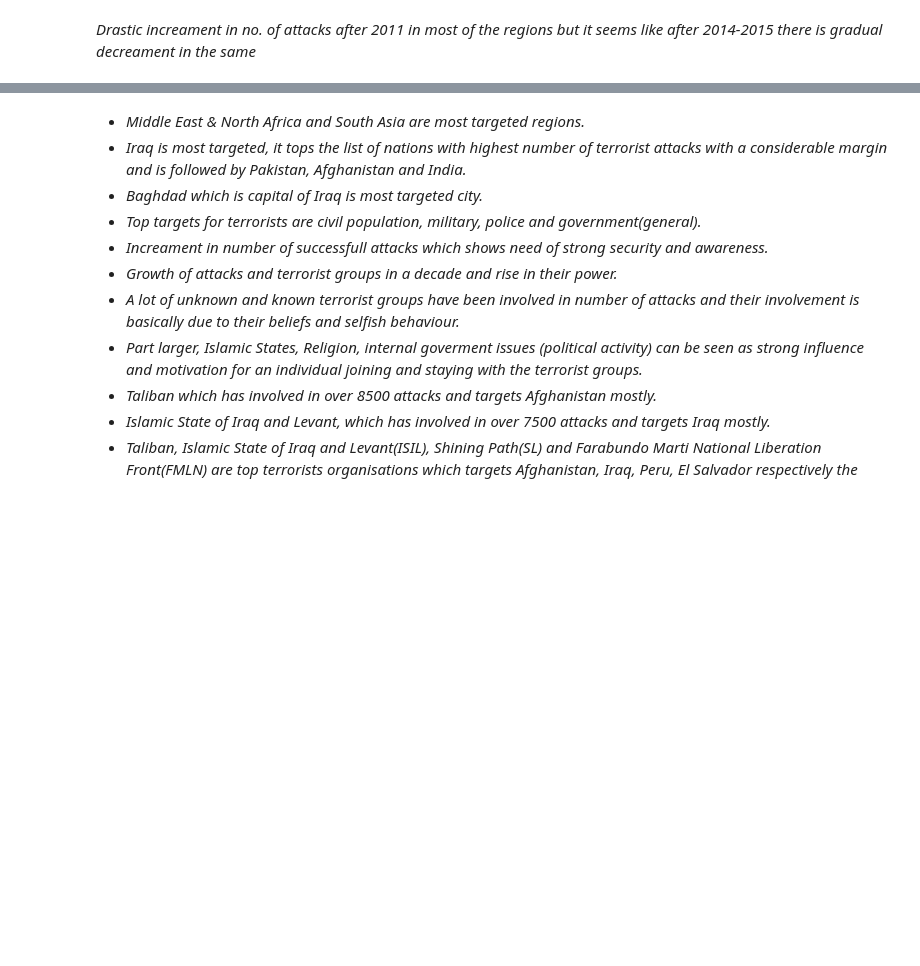
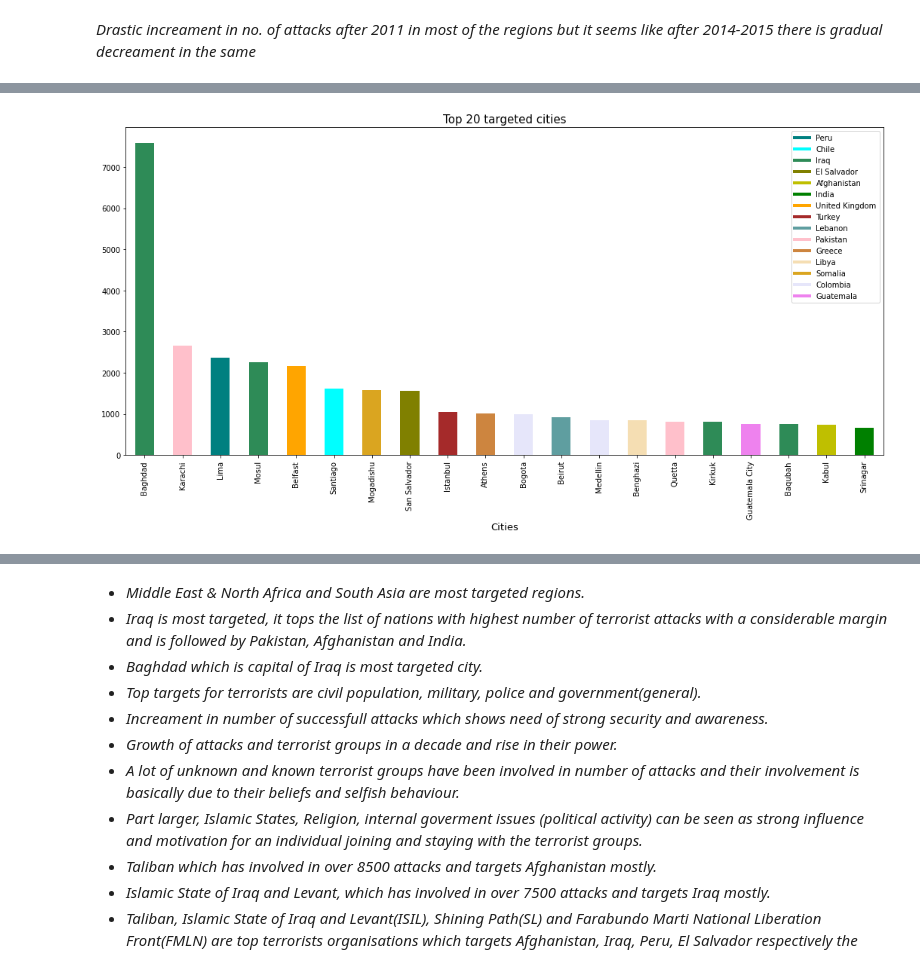
Before and after one commit to kiran9615/EDA-Global-Terrorism, a Jupyter notebook: EDA_on_Global_Terrorism.ipynb, the cells around one changed output, grey strips where cells are left out. Saved outputs shown, nothing was run; the diff lists cells and outputs as text; code cells hidden in the pictures; blank space fills up the shorter version.

```diff
--- a/EDA_on_Global_Terrorism.ipynb
+++ b/EDA_on_Global_Terrorism.ipynb
@@ -633,0 +721,8 @@ for i in range(4):
+# %%
+#------------------------------------Block-40-------------------------------------
+
+#top 20 targeted cities and to which country and state they belong
+city_wiseattacks_data=updated_global_terrorism_df.groupby(['Country','State','city']).agg({'eventid':
+                                                                       'count'}).sort_values(by='eventid',ascending=False).reset_index()[0:20]
+city_wiseattacks_data.rename(columns={'eventid':'no. of attacks'},inplace=True)
+city_wiseattacks_data
@@ -633,0 +747,29 @@ for i in range(4):
+# %%
+#------------------------------------Block-41-------------------------------------
+
+#visualising Block-40
+country_list=list(set(city_wiseattacks_data['Country']))   #storing unique countries
+color_=['teal','cyan','seagreen','olive','y','g','orange','brown','cadetblue','pink','peru','wheat','goldenrod','lavender','violet']
+color_list=[]   #initialising an empty list
+country_color_dict={}   #initialising an empty dictionary
+for col in country_list:
+  country_color_dict[col]=color_[country_list.index(col)]   #assigning unique colour that represents each country
+labels=country_color_dict.keys()
+for cntry in city_wiseattacks_data['Country']:
+  color_list.append(country_color_dict[cntry])   #storing the colour of each bar of bar plot in color_list
+city_wiseattacks_data.plot.bar(x='city',y='no. of attacks',color=color_list)    #bar plot
+#creating custom labels for a graph
+custom_lines = [Line2D([0], [0], color='teal', lw=4),  Line2D([0], [0], color='cyan', lw=4),
+                Line2D([0], [0], color='seagreen', lw=4),Line2D([0], [0], color='olive', lw=4),
+                Line2D([0], [0], color='y', lw=4), Line2D([0], [0], color='g', lw=4),
+                Line2D([0], [0], color='orange', lw=4), Line2D([0], [0], color='brown', lw=4),
+                Line2D([0], [0], color='cadetblue', lw=4),Line2D([0], [0], color='pink', lw=4),
+                Line2D([0], [0], color='peru', lw=4), Line2D([0], [0], color='wheat', lw=4),
+                Line2D([0], [0], color='goldenrod', lw=4), Line2D([0], [0], color='lavender', lw=4),
+                Line2D([0], [0], color='violet', lw=4)]
+plt.legend(custom_lines,labels)   #to get legend in the graph
+plt.title('Top 20 targeted cities',fontsize=15)
+plt.xlabel('Cities',fontsize=13)
+plt.show()
+# %% [output]
+[figure, added]
```
Also changed, not shown: parts of 17 cells of this notebook.
